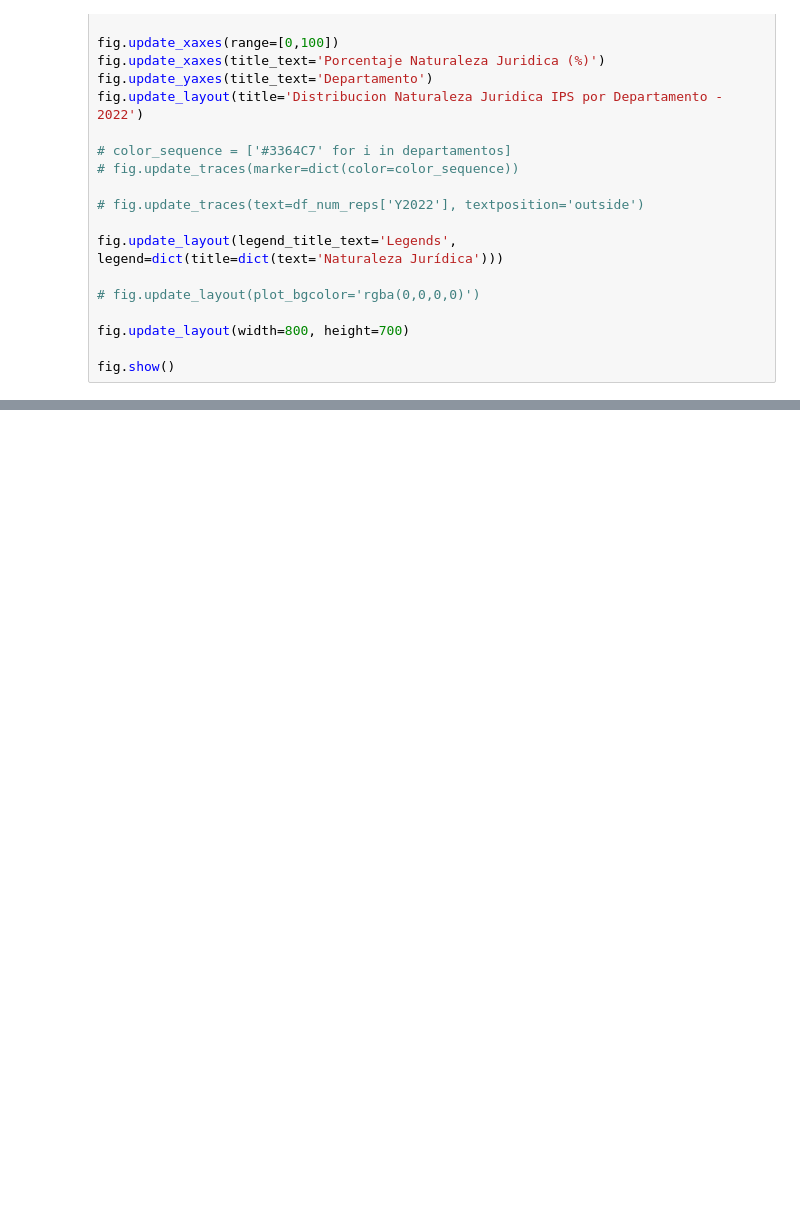
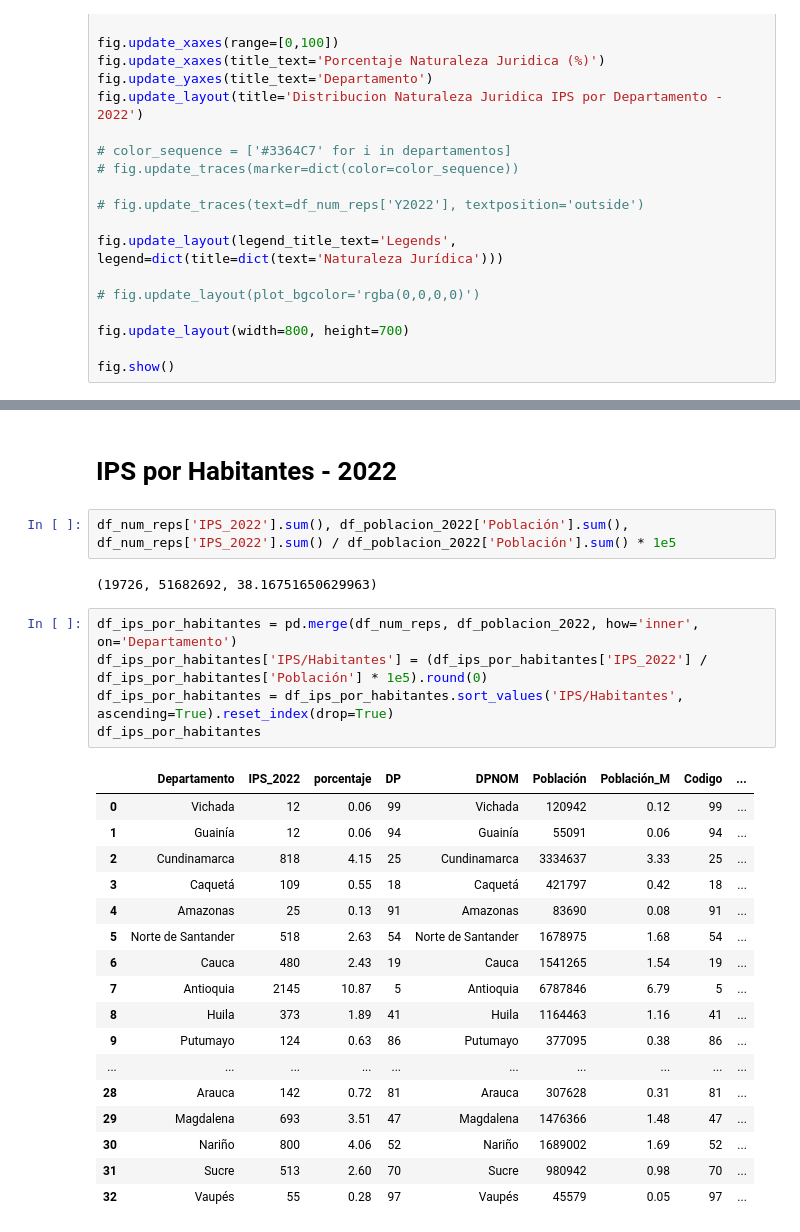
Before and after one commit to ProyectoDeGrado-2023-20/PG, a Jupyter notebook: Ideas/IPS/IPS_Departamento.ipynb, the cells around one changed output, grey strips where cells are left out. Saved outputs shown, nothing was run; the diff lists cells and outputs as text; blank space fills up the shorter version.

```diff
--- a/Ideas/IPS/IPS_Departamento.ipynb
+++ b/Ideas/IPS/IPS_Departamento.ipynb
@@ -513,0 +649,29 @@ fig.show()
+# %% [markdown]
+# IPS por Habitantes - 2022
+# %%
+df_num_reps['IPS_2022'].sum(), df_poblacion_2022['Población'].sum(), df_num_reps['IPS_2022'].sum() / df_poblacion_2022['Población'].sum() * 1e5
+# %% [output]
+(19726, 51682692, 38.16751650629963)
+# %%
+df_ips_por_habitantes = pd.merge(df_num_reps, df_poblacion_2022, how='inner', on='Departamento')
+df_ips_por_habitantes['IPS/Habitantes'] = (df_ips_por_habitantes['IPS_2022'] / df_ips_por_habitantes['Población'] * 1e5).round(0)
+df_ips_por_habitantes = df_ips_por_habitantes.sort_values('IPS/Habitantes', ascending=True).reset_index(drop=True)
+df_ips_por_habitantes
+# %% [output]
+|  | Departamento | IPS_2022 | porcentaje | DP | DPNOM | Población | Población_M | Codigo | ... |
+| 0 | Vichada | 12 | 0.06 | 99 | Vichada | 120942 | 0.12 | 99 | ... |
+| 1 | Guainía | 12 | 0.06 | 94 | Guainía | 55091 | 0.06 | 94 | ... |
+| 2 | Cundinamarca | 818 | 4.15 | 25 | Cundinamarca | 3334637 | 3.33 | 25 | ... |
+| 3 | Caquetá | 109 | 0.55 | 18 | Caquetá | 421797 | 0.42 | 18 | ... |
+| 4 | Amazonas | 25 | 0.13 | 91 | Amazonas | 83690 | 0.08 | 91 | ... |
+| 5 | Norte de Santander | 518 | 2.63 | 54 | Norte de Santander | 1678975 | 1.68 | 54 | ... |
+| 6 | Cauca | 480 | 2.43 | 19 | Cauca | 1541265 | 1.54 | 19 | ... |
+| 7 | Antioquia | 2145 | 10.87 | 5 | Antioquia | 6787846 | 6.79 | 5 | ... |
+| 8 | Huila | 373 | 1.89 | 41 | Huila | 1164463 | 1.16 | 41 | ... |
+| 9 | Putumayo | 124 | 0.63 | 86 | Putumayo | 377095 | 0.38 | 86 | ... |
+| ... | ... | ... | ... | ... | ... | ... | ... | ... | ... |
+| 28 | Arauca | 142 | 0.72 | 81 | Arauca | 307628 | 0.31 | 81 | ... |
+| 29 | Magdalena | 693 | 3.51 | 47 | Magdalena | 1476366 | 1.48 | 47 | ... |
+| 30 | Nariño | 800 | 4.06 | 52 | Nariño | 1689002 | 1.69 | 52 | ... |
+| 31 | Sucre | 513 | 2.60 | 70 | Sucre | 980942 | 0.98 | 70 | ... |
+| 32 | Vaupés | 55 | 0.28 | 97 | Vaupés | 45579 | 0.05 | 97 | ... |
```
Also changed, not shown: parts of 25 cells of this notebook, 1 other file.
